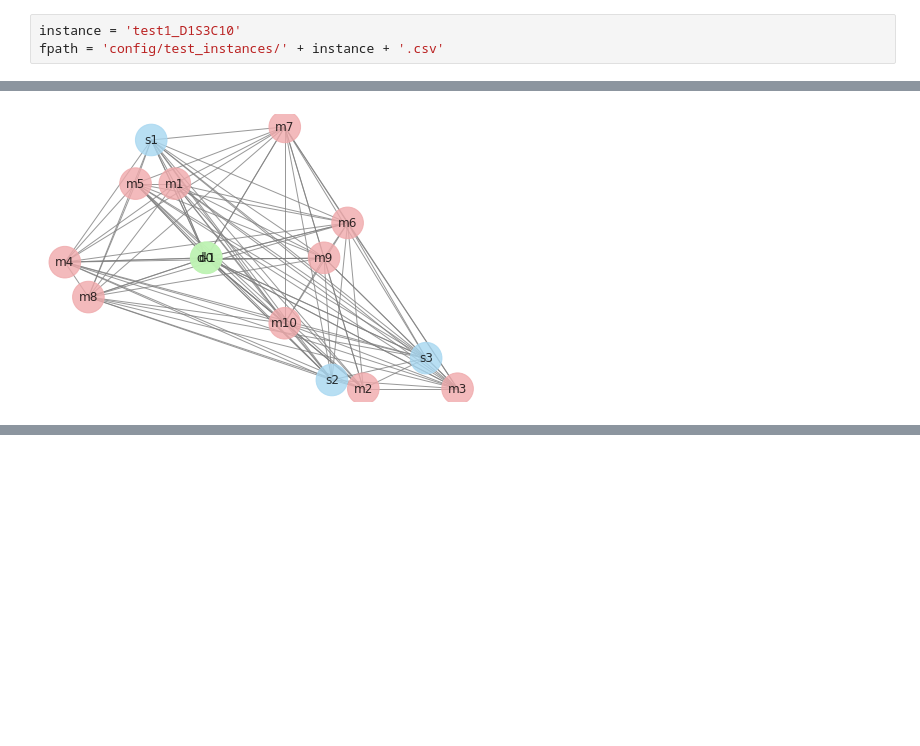
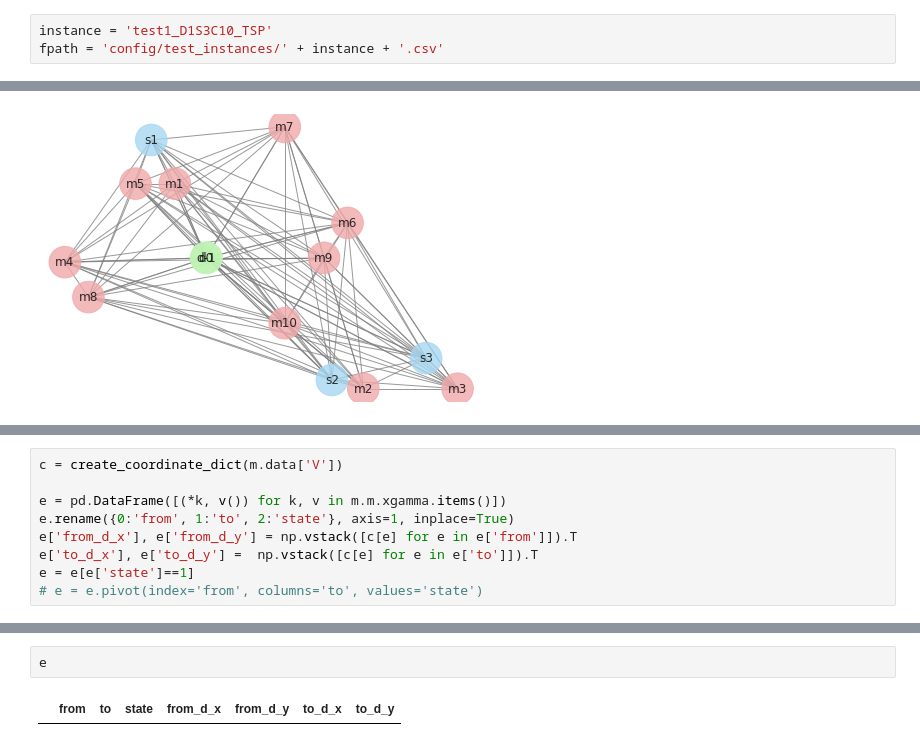
Before and after one commit to rariss/E-VRP-TW-V2G, a Jupyter notebook: evrp/e-vrp.ipynb, the cells around one changed output, grey strips where cells are left out. Cells and saved outputs as stored; diff of their text form; blank space fills up the shorter version.

```diff
--- a/evrp/e-vrp.ipynb
+++ b/evrp/e-vrp.ipynb
@@ -33,7 +35,7 @@ import networkx as nx
 pd.options.plotting.backend = "plotly"
 pp = pprint.PrettyPrinter()
 # %%
-instance = 'test1_D1S3C10'
+instance = 'test1_D1S3C10_TSP'
 fpath = 'config/test_instances/' + instance + '.csv'
 # %%
 m = MILP(fpath)
@@ -65,0 +160,9 @@ plot_interactive_graph(m.data['V'], m.data['d'])
+# %%
+c = create_coordinate_dict(m.data['V'])
+
+e = pd.DataFrame([(*k, v()) for k, v in m.m.xgamma.items()])
+e.rename({0:'from', 1:'to', 2:'state'}, axis=1, inplace=True)
+e['from_d_x'], e['from_d_y'] = np.vstack([c[e] for e in e['from']]).T
+e['to_d_x'], e['to_d_y'] =  np.vstack([c[e] for e in e['to']]).T
+e = e[e['state']==1]
+# e = e.pivot(index='from', columns='to', values='state')
@@ -65,0 +173,4 @@ plot_interactive_graph(m.data['V'], m.data['d'])
+# %%
+e
+# %% [output]
+|  | from | to | state | from_d_x | from_d_y | to_d_x | to_d_y |
```
Also changed, not shown: parts of 8 cells of this notebook, 5 other files.
